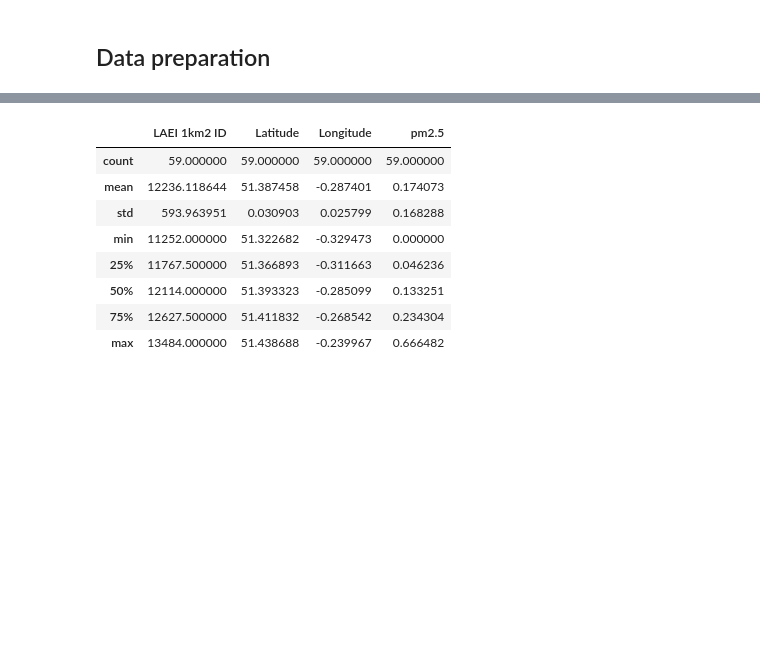
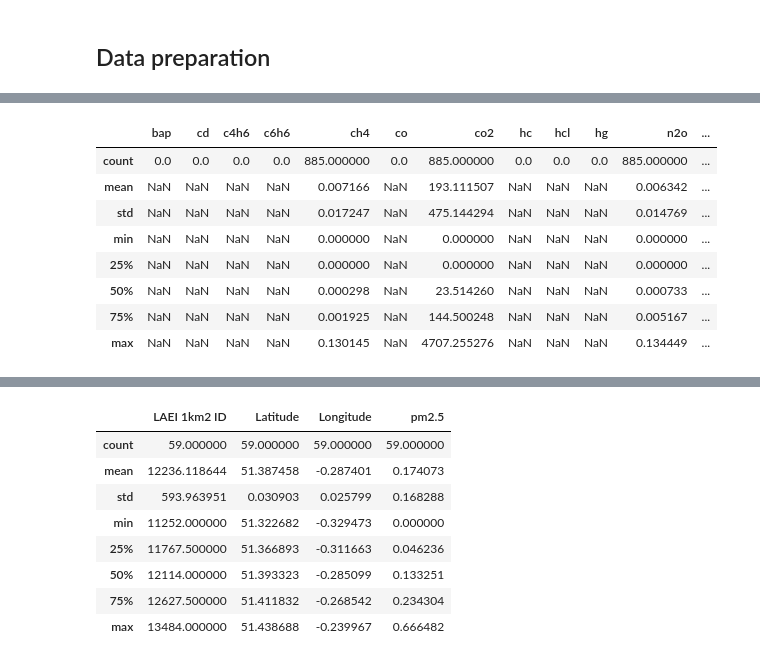
Before and after one commit to andrewsivanesan/London-air-quality, a Jupyter notebook: LondonAirQualityAnalysis.ipynb, the cells around one changed output, grey strips where cells are left out. Cells and saved outputs as stored; diff of their text form; code cells hidden in the pictures; blank space fills up the shorter version.

```diff
--- a/LondonAirQualityAnalysis.ipynb
+++ b/LondonAirQualityAnalysis.ipynb
@@ -52,0 +61,14 @@ petrol_cars = df[cond_kingston_petrol_cars][cols]
+# %%
+pollutant_cols = ['bap', 'cd', 'c4h6', 'c6h6', 'ch4', 'co', 'co2', 'hc', 'hcl', 'hg', 'n2o', 'nh3', 'nmvoc', 'nox', 'pb', 'pcb', 'pm10', 'pm2.5', 'so2']
+
+df[pollutant_cols].describe()
+# %% [output]
+|  | bap | cd | c4h6 | c6h6 | ch4 | co | co2 | hc | hcl | hg | n2o | ... |
+| count | 0.0 | 0.0 | 0.0 | 0.0 | 885.000000 | 0.0 | 885.000000 | 0.0 | 0.0 | 0.0 | 885.000000 | ... |
+| mean | NaN | NaN | NaN | NaN | 0.007166 | NaN | 193.111507 | NaN | NaN | NaN | 0.006342 | ... |
+| std | NaN | NaN | NaN | NaN | 0.017247 | NaN | 475.144294 | NaN | NaN | NaN | 0.014769 | ... |
+| min | NaN | NaN | NaN | NaN | 0.000000 | NaN | 0.000000 | NaN | NaN | NaN | 0.000000 | ... |
+| 25% | NaN | NaN | NaN | NaN | 0.000000 | NaN | 0.000000 | NaN | NaN | NaN | 0.000000 | ... |
+| 50% | NaN | NaN | NaN | NaN | 0.000298 | NaN | 23.514260 | NaN | NaN | NaN | 0.000733 | ... |
+| 75% | NaN | NaN | NaN | NaN | 0.001925 | NaN | 144.500248 | NaN | NaN | NaN | 0.005167 | ... |
+| max | NaN | NaN | NaN | NaN | 0.130145 | NaN | 4707.255276 | NaN | NaN | NaN | 0.134449 | ... |
```
Also changed, not shown: parts of 6 cells of this notebook.
